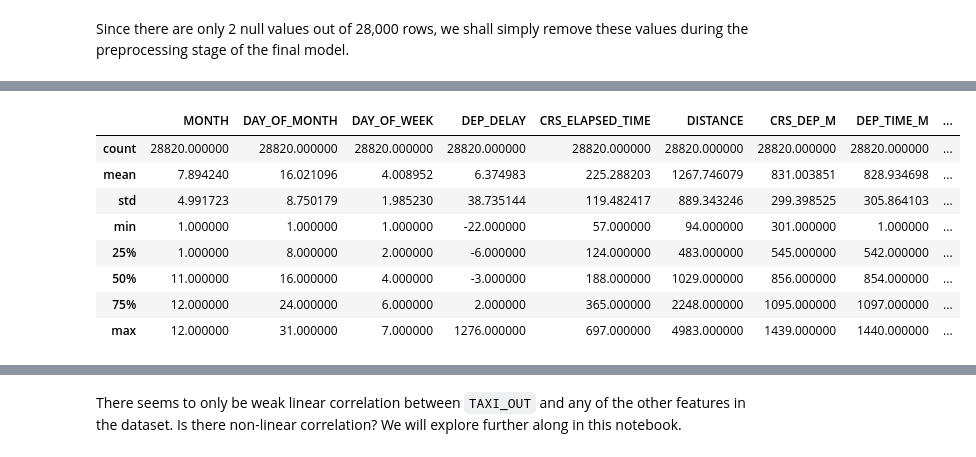
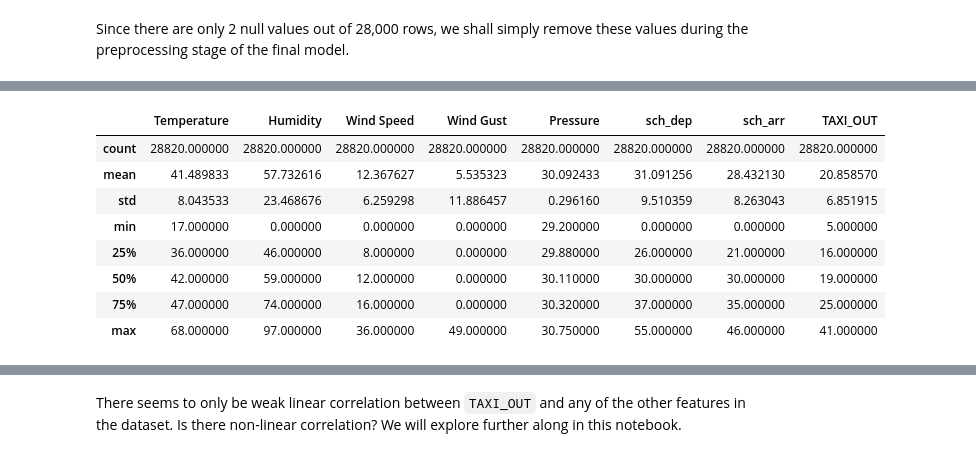
Before and after one commit to ADPriceless/TDA_Assignment_TaxiTime, a Jupyter notebook: exploration.ipynb, the cells around one changed output, grey strips where cells are left out. Saved outputs shown, nothing was run; the diff lists cells and outputs as text; code cells hidden in the pictures.

```diff
--- a/exploration.ipynb
+++ b/exploration.ipynb
@@ -63,3 +65,6 @@ TAXI_OUT             0
 dtype: int64
 # %% [markdown]
 Since there are only 2 null values out of 28,000 rows, we shall simply remove these values during the preprocessing stage of the final model.
+# %%
+half_cols = (df_takeoff.columns.shape[0] // 2) + 1 # plus one to put CRS_ARR_M in this table
+df_takeoff.iloc[:, :half_cols].describe()
@@ -66,15 +81,15 @@ Since there are only 2 null values out of 28,000 rows, we shall simply remove th
 # %%
-df_takeoff.describe()
+df_takeoff.iloc[:, half_cols:].describe()
 # %% [output]
-|  | MONTH | DAY_OF_MONTH | DAY_OF_WEEK | DEP_DELAY | CRS_ELAPSED_TIME | DISTANCE | CRS_DEP_M | DEP_TIME_M | ... |
-| count | 28820.000000 | 28820.000000 | 28820.000000 | 28820.000000 | 28820.000000 | 28820.000000 | 28820.000000 | 28820.000000 | ... |
-| mean | 7.894240 | 16.021096 | 4.008952 | 6.374983 | 225.288203 | 1267.746079 | 831.003851 | 828.934698 | ... |
-| std | 4.991723 | 8.750179 | 1.985230 | 38.735144 | 119.482417 | 889.343246 | 299.398525 | 305.864103 | ... |
-| min | 1.000000 | 1.000000 | 1.000000 | -22.000000 | 57.000000 | 94.000000 | 301.000000 | 1.000000 | ... |
-| 25% | 1.000000 | 8.000000 | 2.000000 | -6.000000 | 124.000000 | 483.000000 | 545.000000 | 542.000000 | ... |
-| 50% | 11.000000 | 16.000000 | 4.000000 | -3.000000 | 188.000000 | 1029.000000 | 856.000000 | 854.000000 | ... |
-| 75% | 12.000000 | 24.000000 | 6.000000 | 2.000000 | 365.000000 | 2248.000000 | 1095.000000 | 1097.000000 | ... |
-| max | 12.000000 | 31.000000 | 7.000000 | 1276.000000 | 697.000000 | 4983.000000 | 1439.000000 | 1440.000000 | ... |
+|  | Temperature | Humidity | Wind Speed | Wind Gust | Pressure | sch_dep | sch_arr | TAXI_OUT |
+| count | 28820.000000 | 28820.000000 | 28820.000000 | 28820.000000 | 28820.000000 | 28820.000000 | 28820.000000 | 28820.000000 |
+| mean | 41.489833 | 57.732616 | 12.367627 | 5.535323 | 30.092433 | 31.091256 | 28.432130 | 20.858570 |
+| std | 8.043533 | 23.468676 | 6.259298 | 11.886457 | 0.296160 | 9.510359 | 8.263043 | 6.851915 |
+| min | 17.000000 | 0.000000 | 0.000000 | 0.000000 | 29.200000 | 0.000000 | 0.000000 | 5.000000 |
+| 25% | 36.000000 | 46.000000 | 8.000000 | 0.000000 | 29.880000 | 26.000000 | 21.000000 | 16.000000 |
+| 50% | 42.000000 | 59.000000 | 12.000000 | 0.000000 | 30.110000 | 30.000000 | 30.000000 | 19.000000 |
+| 75% | 47.000000 | 74.000000 | 16.000000 | 0.000000 | 30.320000 | 37.000000 | 35.000000 | 25.000000 |
+| max | 68.000000 | 97.000000 | 36.000000 | 49.000000 | 30.750000 | 55.000000 | 46.000000 | 41.000000 |
 # %%
 df_takeoff.select_dtypes(['int64', 'float64']) \
     .corrwith(df_takeoff['TAXI_OUT']) \
```
Also changed, not shown: parts of 25 cells of this notebook.
